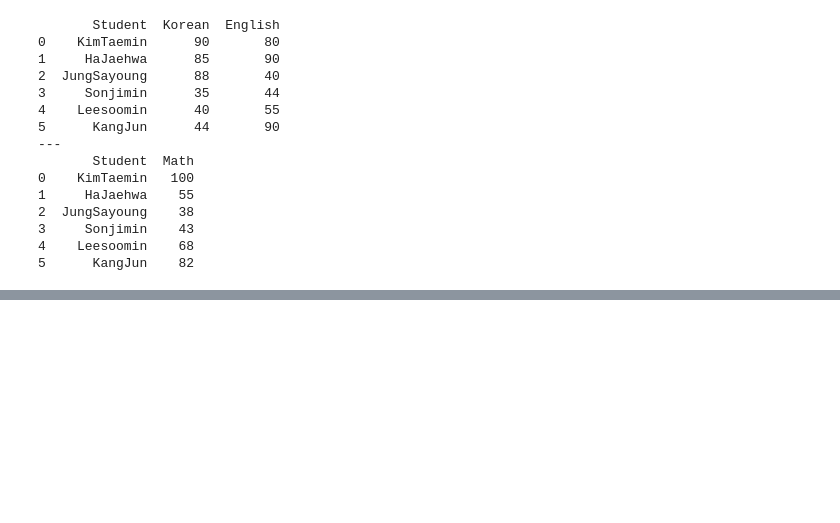
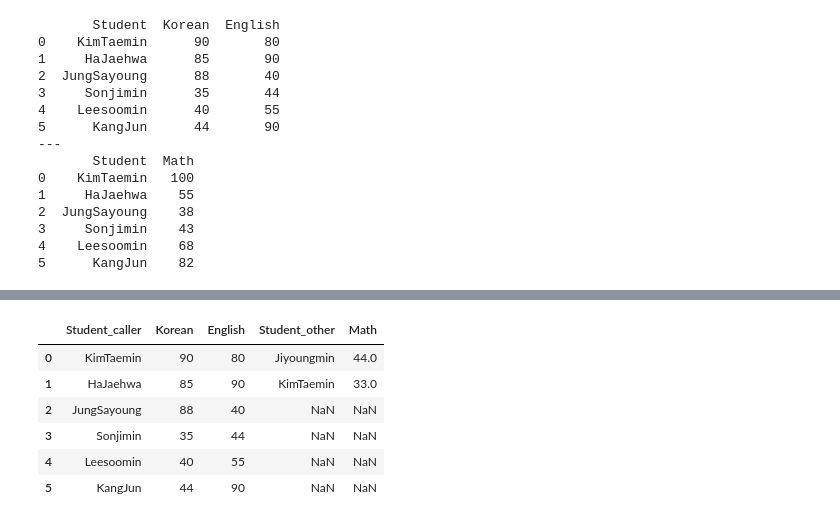
Before and after one commit to eunichoi/aiiffel_sba, a Jupyter notebook: 15. 데이터를 관리하는 데이터베이스_database-sqlite3.ipynb, the cells around one changed output, grey strips where cells are left out. Cells and saved outputs as stored; diff of their text form; code cells hidden in the pictures; blank space fills up the shorter version.

```diff
--- a/15. 데이터를 관리하는 데이터베이스_database-sqlite3.ipynb
+++ b/15. 데이터를 관리하는 데이터베이스_database-sqlite3.ipynb
@@ -216,0 +242,10 @@ print(df2)
+# %%
+#겹치는 행이 일부만 있다면
+df1 = pd.DataFrame({'Student': ['KimTaemin','HaJaehwa','JungSayoung','Sonjimin','Leesoomin','KangJun'],
+                    'Korean': [90, 85, 88, 35, 40, 44],
+                    'English': [80, 90, 40, 44, 55, 90]})
+df2 = pd.DataFrame({'Student': ['Jiyoungmin','KimTaemin'],
+                    'Math':[44,33]})
+
+print(df1)
+print(df2)
@@ -216,0 +291,11 @@ print(df2)
+# %%
+#merge 대신 join
+df1.join(df2, how='outer', lsuffix='_caller', rsuffix='_other')   # '_caller'인 df1 컬럼이 왼쪽에 가도록 배치
+# %% [output]
+|  | Student_caller | Korean | English | Student_other | Math |
+| 0 | KimTaemin | 90 | 80 | Jiyoungmin | 44.0 |
+| 1 | HaJaehwa | 85 | 90 | KimTaemin | 33.0 |
+| 2 | JungSayoung | 88 | 40 | NaN | NaN |
+| 3 | Sonjimin | 35 | 44 | NaN | NaN |
+| 4 | Leesoomin | 40 | 55 | NaN | NaN |
+| 5 | KangJun | 44 | 90 | NaN | NaN |
```
Also changed, not shown: parts of 59 cells of this notebook, 1 other file.
